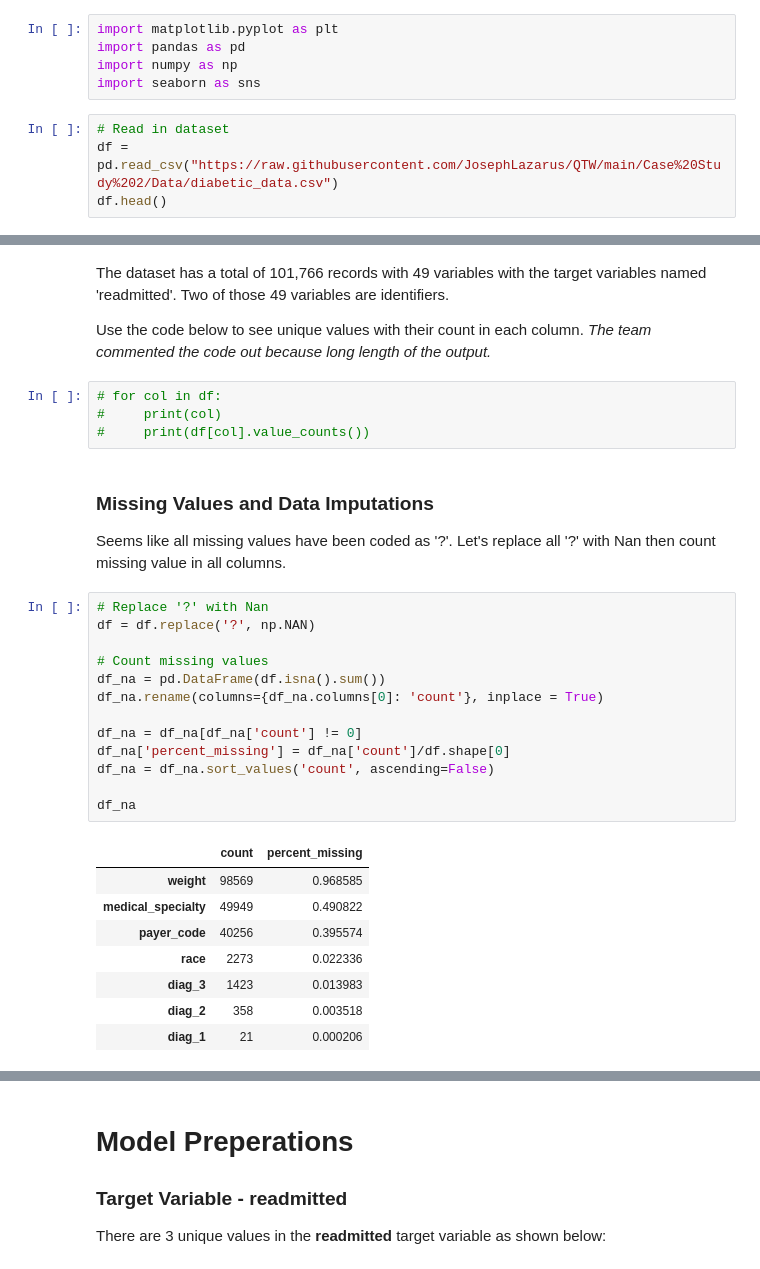
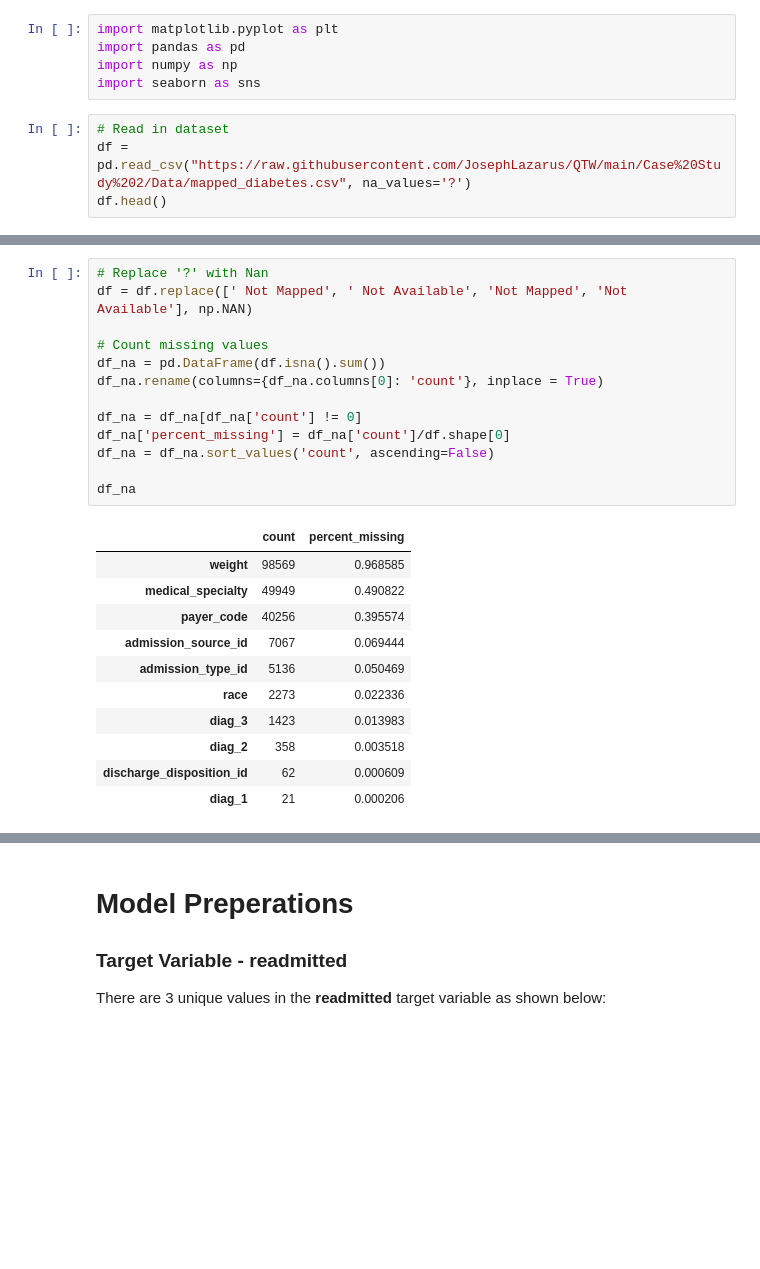
Before and after one commit to JosephLazarus/QTW, a Jupyter notebook: Case Study 2/CaseStudy2_Final.ipynb, the cells around one changed output, grey strips where cells are left out. Cells and saved outputs as stored; diff of their text form; blank space fills up the shorter version.

```diff
--- a/Case Study 2/CaseStudy2_Final.ipynb
+++ b/Case Study 2/CaseStudy2_Final.ipynb
@@ -5,7 +5,7 @@ import numpy as np
 import seaborn as sns
 # %%
 # Read in dataset
-df = pd.read_csv("https://raw.githubusercontent.com/JosephLazarus/QTW/main/Case%20Study%202/Data/diabetic_data.csv")
+df = pd.read_csv("https://raw.githubusercontent.com/JosephLazarus/QTW/main/Case%20Study%202/Data/mapped_diabetes.csv", na_values='?')
 df.head()
 # %% [output]
 |  | encounter_id | patient_nbr | race | gender | age | weight | admission_type_id | ... |
@@ -62,34 +22,25 @@ df_object.describe().transpose()
-# %% [markdown]
-The dataset has a total of 101,766 records with 49 variables with the target variables named 'readmitted'.  Two of those 49 variables are identifiers.
-
-Use the code below to see unique values with their count in each column.
-*The team commented the code out because long length of the output.*
-# %%
-# for col in df:
-#     print(col)
-#     print(df[col].value_counts())
-# %% [markdown]
-### Missing Values and Data Imputations
-Seems like all missing values have been coded as '?'.  Let's replace all '?' with Nan then count missing value in all columns.
 # %%
 # Replace '?' with Nan
-df = df.replace('?', np.NAN)
+df = df.replace([' Not Mapped', ' Not Available', 'Not Mapped', 'Not Available'], np.NAN)
 
 # Count missing values
 df_na = pd.DataFrame(df.isna().sum())
 df_na.rename(columns={df_na.columns[0]: 'count'}, inplace = True)
 
 df_na = df_na[df_na['count'] != 0]
 df_na['percent_missing'] = df_na['count']/df.shape[0]
 df_na = df_na.sort_values('count', ascending=False)
 
 df_na
 # %% [output]
 |  | count | percent_missing |
 | weight | 98569 | 0.968585 |
 | medical_specialty | 49949 | 0.490822 |
 | payer_code | 40256 | 0.395574 |
+| admission_source_id | 7067 | 0.069444 |
+| admission_type_id | 5136 | 0.050469 |
 | race | 2273 | 0.022336 |
 | diag_3 | 1423 | 0.013983 |
 | diag_2 | 358 | 0.003518 |
+| discharge_disposition_id | 62 | 0.000609 |
 | diag_1 | 21 | 0.000206 |
```
Also changed, not shown: parts of 59 cells of this notebook, 1 other file.
